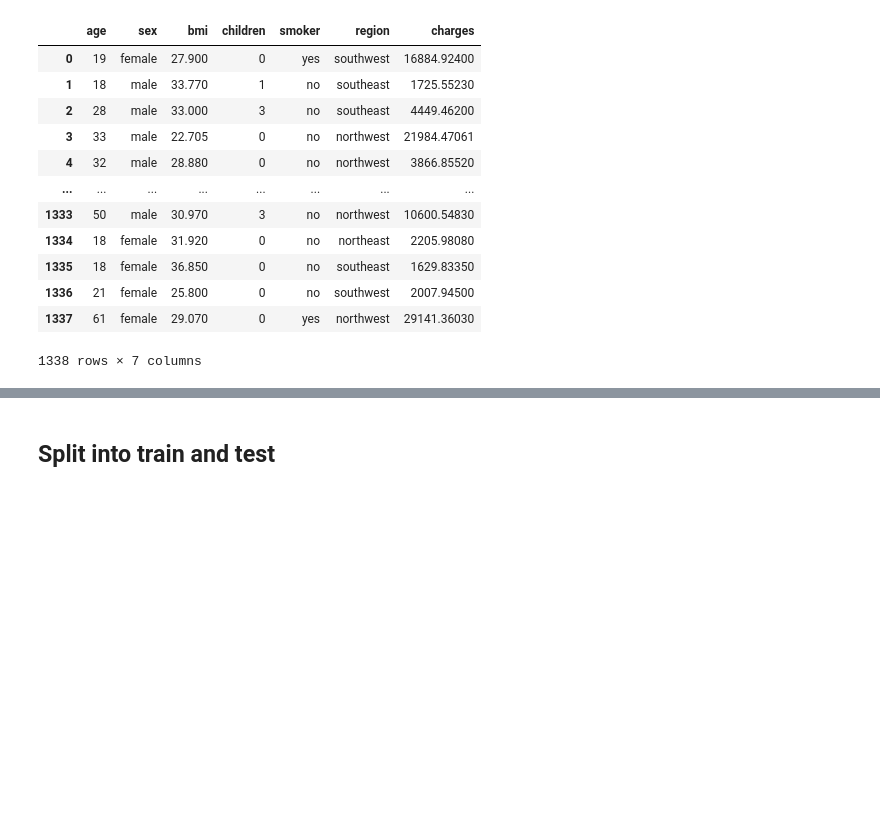
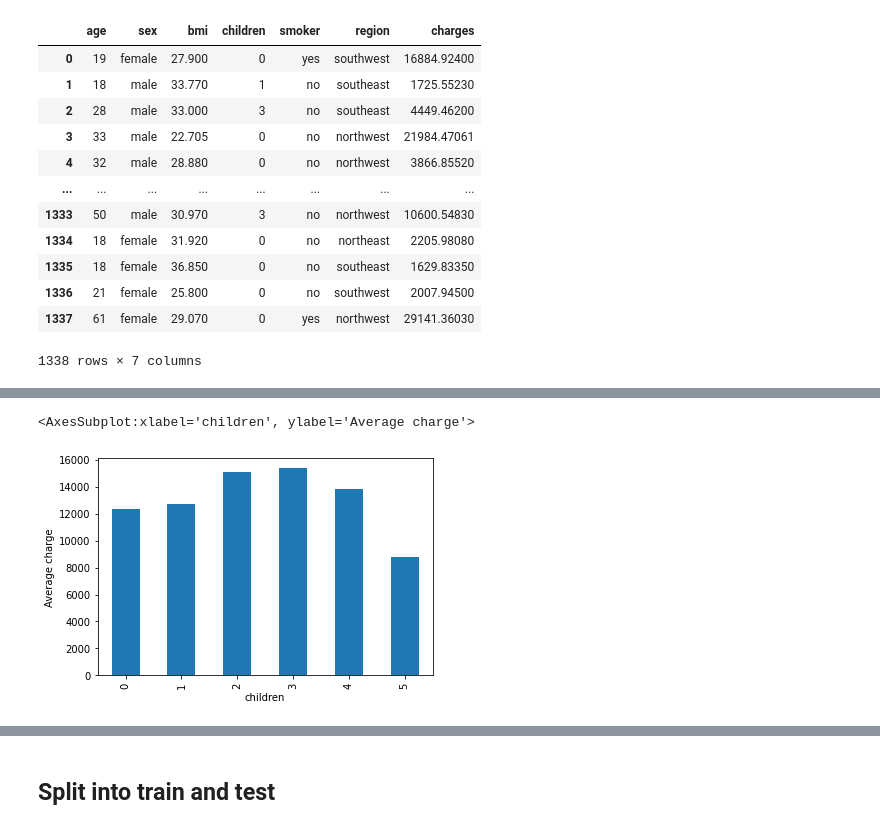
Before and after one commit to Gonm1/gradientdescent, a Jupyter notebook: GradientDescent.ipynb, the cells around one changed output, grey strips where cells are left out. Cells and saved outputs as stored; diff of their text form; code cells hidden in the pictures; blank space fills up the shorter version.

```diff
--- a/GradientDescent.ipynb
+++ b/GradientDescent.ipynb
@@ -49,0 +59,5 @@ data.corr()
+# %%
+data.groupby(by=['children']).charges.mean().plot.bar(ylabel='Average charge')
+# %% [output]
+<AxesSubplot:xlabel='children', ylabel='Average charge'>
+[figure, added]
```
Also changed, not shown: parts of 20 cells of this notebook.
